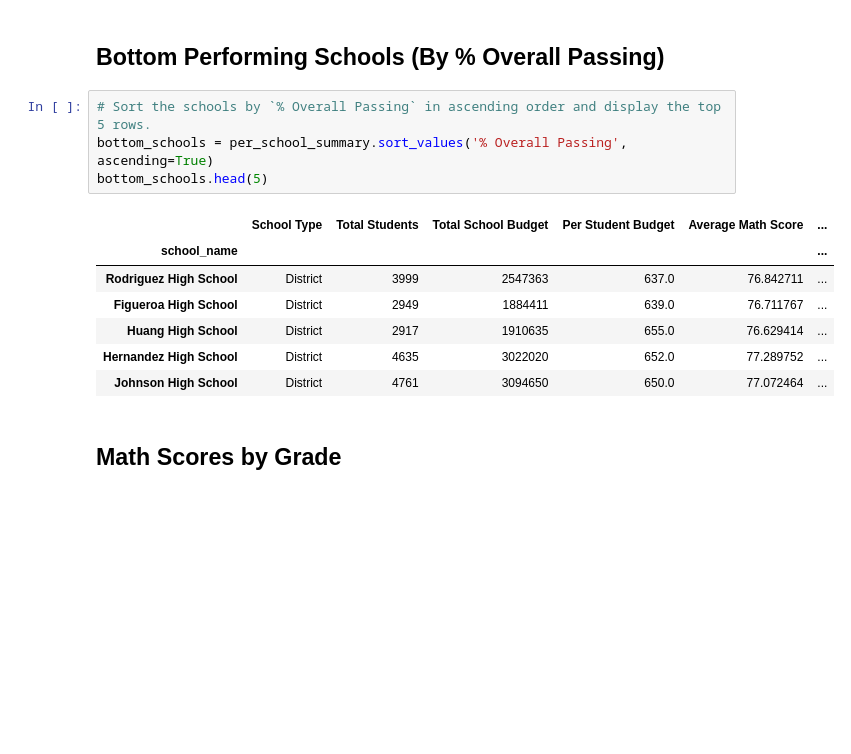
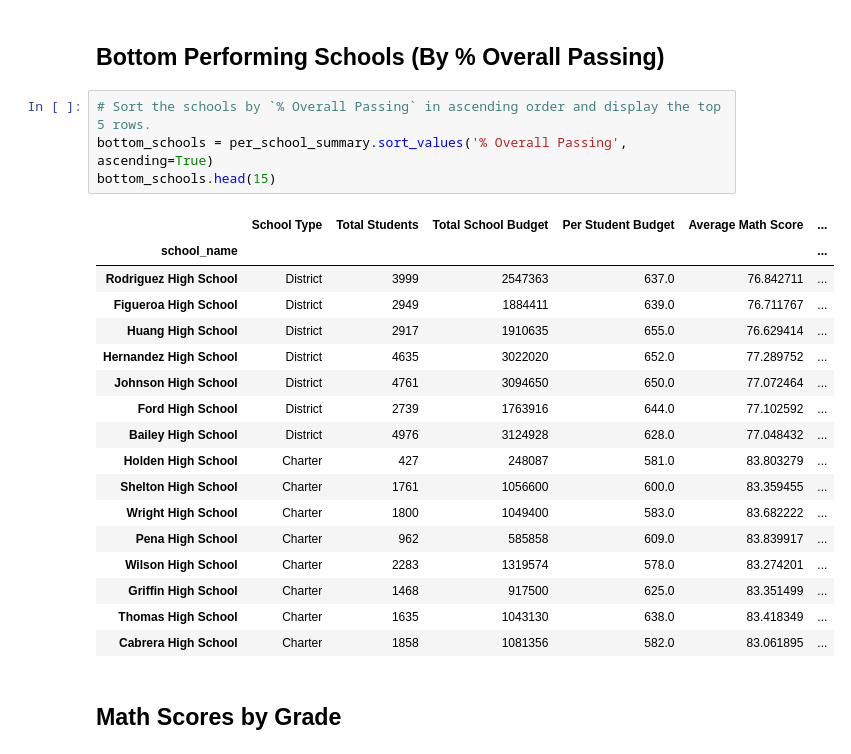
Before and after one commit to comfyben/pandas-challenge, a Jupyter notebook: PyCitySchools/PyCitySchools.ipynb, the cells around one changed output. Saved outputs shown, nothing was run; the diff lists cells and outputs as text; blank space fills up the shorter version.

```diff
--- a/PyCitySchools/PyCitySchools.ipynb
+++ b/PyCitySchools/PyCitySchools.ipynb
@@ -264,15 +281,25 @@ top_schools.head(5)
 # %%
 # Sort the schools by `% Overall Passing` in ascending order and display the top 5 rows.
 bottom_schools = per_school_summary.sort_values('% Overall Passing', ascending=True)
-bottom_schools.head(5)
+bottom_schools.head(15)
 # %% [output]
 |  | School Type | Total Students | Total School Budget | Per Student Budget | Average Math Score | ... |
 | school_name |  |  |  |  |  | ... |
 | Rodriguez High School | District | 3999 | 2547363 | 637.0 | 76.842711 | ... |
 | Figueroa High School | District | 2949 | 1884411 | 639.0 | 76.711767 | ... |
 | Huang High School | District | 2917 | 1910635 | 655.0 | 76.629414 | ... |
 | Hernandez High School | District | 4635 | 3022020 | 652.0 | 77.289752 | ... |
 | Johnson High School | District | 4761 | 3094650 | 650.0 | 77.072464 | ... |
+| Ford High School | District | 2739 | 1763916 | 644.0 | 77.102592 | ... |
+| Bailey High School | District | 4976 | 3124928 | 628.0 | 77.048432 | ... |
+| Holden High School | Charter | 427 | 248087 | 581.0 | 83.803279 | ... |
+| Shelton High School | Charter | 1761 | 1056600 | 600.0 | 83.359455 | ... |
+| Wright High School | Charter | 1800 | 1049400 | 583.0 | 83.682222 | ... |
+| Pena High School | Charter | 962 | 585858 | 609.0 | 83.839917 | ... |
+| Wilson High School | Charter | 2283 | 1319574 | 578.0 | 83.274201 | ... |
+| Griffin High School | Charter | 1468 | 917500 | 625.0 | 83.351499 | ... |
+| Thomas High School | Charter | 1635 | 1043130 | 638.0 | 83.418349 | ... |
+| Cabrera High School | Charter | 1858 | 1081356 | 582.0 | 83.061895 | ... |
 # %% [markdown]
 ## Math Scores by Grade
 # %%
```
Also changed, not shown: parts of 3 cells of this notebook.
